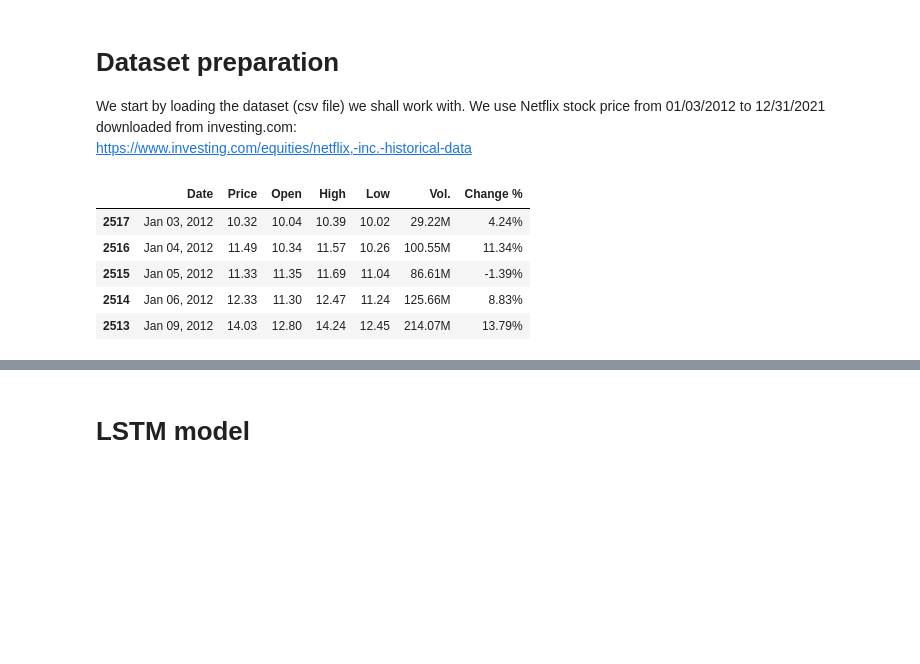
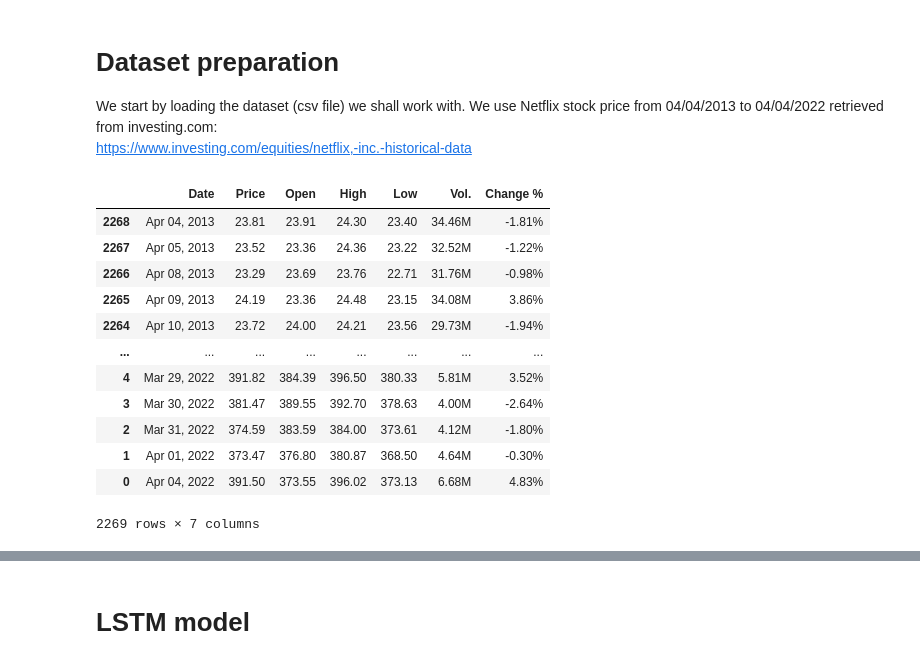
Before and after one commit to rtiedra/data-science, a Jupyter notebook: stock_price/stock_price.ipynb, the cells around one changed output, grey strips where cells are left out. Cells and saved outputs as stored; diff of their text form; code cells hidden in the pictures; blank space fills up the shorter version.

```diff
--- a/stock_price/stock_price.ipynb
+++ b/stock_price/stock_price.ipynb
@@ -8,21 +8,28 @@ import pandas as pd
 import matplotlib.pyplot as plt
 # %% [markdown]
 # Dataset preparation
-We start by loading the dataset (csv file) we shall work with. We use Netflix stock price from 01/03/2012 to 12/31/2021 downloaded from investing.com:<br>
+We start by loading the dataset (csv file) we shall work with. We use Netflix stock price from 04/04/2013 to 04/04/2022 retrieved from investing.com:<br>
 https://www.investing.com/equities/netflix,-inc.-historical-data
 # %%
 # Storing the data in DataFrame "df", sorted by date in ascending order
 
 df = pd.read_csv('NFLX Historical Data.csv')
 df = df[::-1]
-df.head()
+df
 # %% [output]
 |  | Date | Price | Open | High | Low | Vol. | Change % |
-| 2517 | Jan 03, 2012 | 10.32 | 10.04 | 10.39 | 10.02 | 29.22M | 4.24% |
-| 2516 | Jan 04, 2012 | 11.49 | 10.34 | 11.57 | 10.26 | 100.55M | 11.34% |
-| 2515 | Jan 05, 2012 | 11.33 | 11.35 | 11.69 | 11.04 | 86.61M | -1.39% |
-| 2514 | Jan 06, 2012 | 12.33 | 11.30 | 12.47 | 11.24 | 125.66M | 8.83% |
-| 2513 | Jan 09, 2012 | 14.03 | 12.80 | 14.24 | 12.45 | 214.07M | 13.79% |
+| 2268 | Apr 04, 2013 | 23.81 | 23.91 | 24.30 | 23.40 | 34.46M | -1.81% |
+| 2267 | Apr 05, 2013 | 23.52 | 23.36 | 24.36 | 23.22 | 32.52M | -1.22% |
+| 2266 | Apr 08, 2013 | 23.29 | 23.69 | 23.76 | 22.71 | 31.76M | -0.98% |
+| 2265 | Apr 09, 2013 | 24.19 | 23.36 | 24.48 | 23.15 | 34.08M | 3.86% |
+| 2264 | Apr 10, 2013 | 23.72 | 24.00 | 24.21 | 23.56 | 29.73M | -1.94% |
+| ... | ... | ... | ... | ... | ... | ... | ... |
+| 4 | Mar 29, 2022 | 391.82 | 384.39 | 396.50 | 380.33 | 5.81M | 3.52% |
+| 3 | Mar 30, 2022 | 381.47 | 389.55 | 392.70 | 378.63 | 4.00M | -2.64% |
+| 2 | Mar 31, 2022 | 374.59 | 383.59 | 384.00 | 373.61 | 4.12M | -1.80% |
+| 1 | Apr 01, 2022 | 373.47 | 376.80 | 380.87 | 368.50 | 4.64M | -0.30% |
+| 0 | Apr 04, 2022 | 391.50 | 373.55 | 396.02 | 373.13 | 6.68M | 4.83% |
+2269 rows × 7 columns
 # %%
 # Keeping only the "Open" values of Netflix stock, and rechaping the DataFrame into a vertical numpy array
 
```
Also changed, not shown: parts of 11 cells of this notebook, 2 other files.
